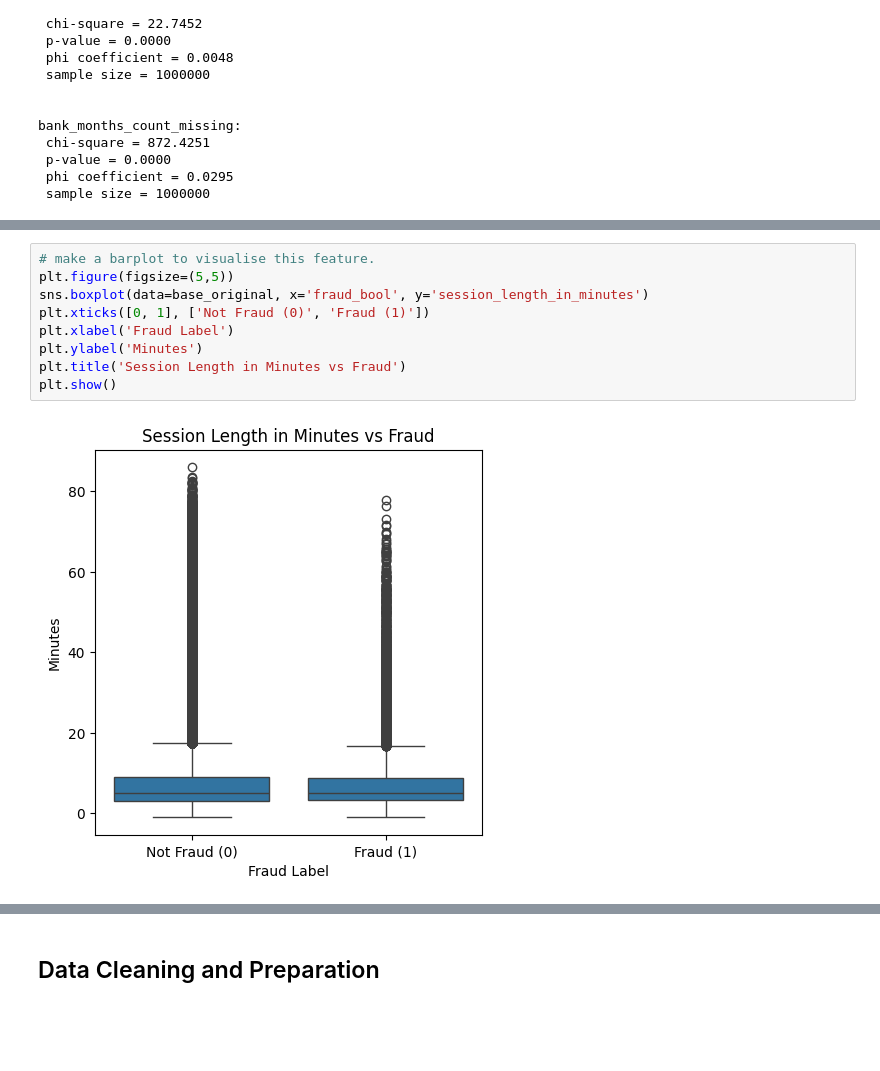
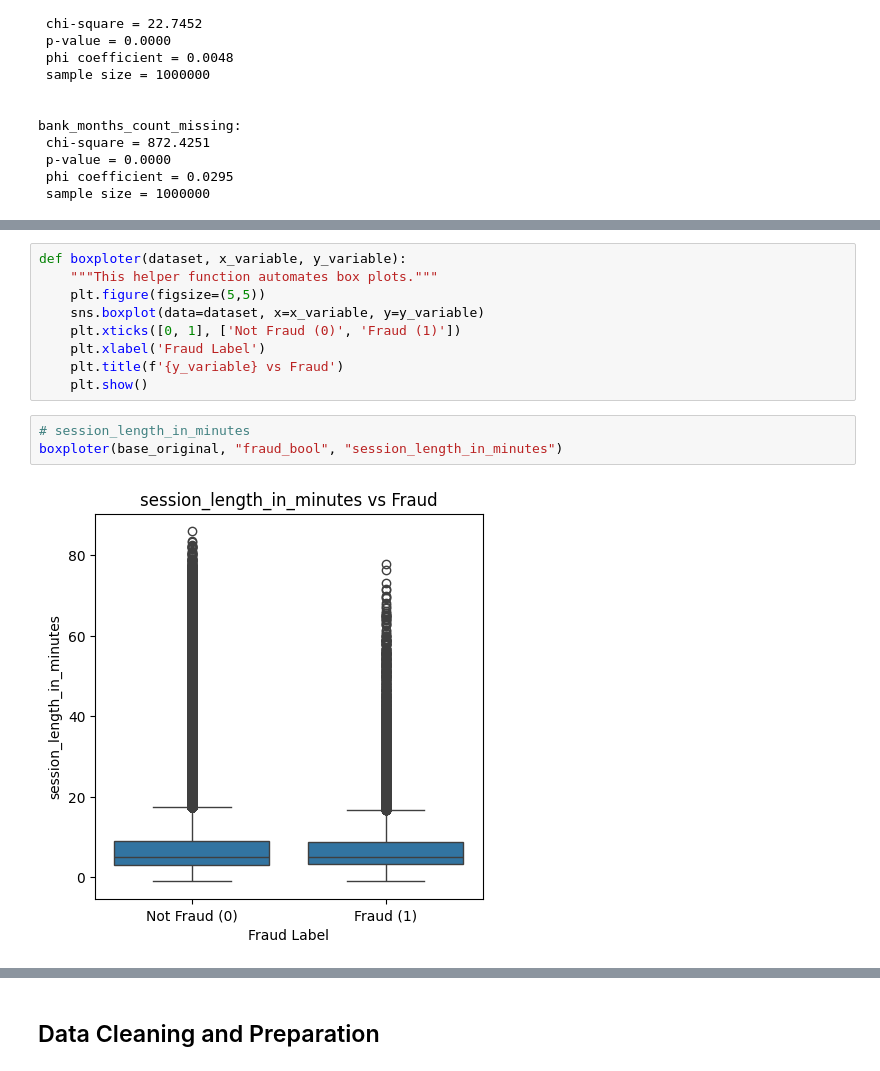
Before and after one commit to mrlizhaozhi/application-fraud-bank-account-opening, a Jupyter notebook: Feedzai Fraud Detection Analytics and Modelling.ipynb, the cells around one changed output, grey strips where cells are left out. Saved outputs shown, nothing was run; the diff lists cells and outputs as text; blank space fills up the shorter version.

```diff
--- a/Feedzai Fraud Detection Analytics and Modelling.ipynb
+++ b/Feedzai Fraud Detection Analytics and Modelling.ipynb
@@ -341,11 +411,14 @@ Given that the p-values are all smaller than 0.05, we reject the null hypothesis
+# %%
+def boxploter(dataset, x_variable, y_variable):
+    """This helper function automates box plots."""
+    plt.figure(figsize=(5,5))
+    sns.boxplot(data=dataset, x=x_variable, y=y_variable)
+    plt.xticks([0, 1], ['Not Fraud (0)', 'Fraud (1)'])
+    plt.xlabel('Fraud Label')
+    plt.title(f'{y_variable} vs Fraud')
+    plt.show()
 # %%
-# make a barplot to visualise this feature.
-plt.figure(figsize=(5,5))
-sns.boxplot(data=base_original, x='fraud_bool', y='session_length_in_minutes')
-plt.xticks([0, 1], ['Not Fraud (0)', 'Fraud (1)'])
-plt.xlabel('Fraud Label')
-plt.ylabel('Minutes')
-plt.title('Session Length in Minutes vs Fraud')
-plt.show()
+# session_length_in_minutes
+boxploter(base_original, "fraud_bool", "session_length_in_minutes")
 # %% [output]
-[figure, old version]
+[figure, new version]
```
Also changed, not shown: parts of 29 cells of this notebook.
